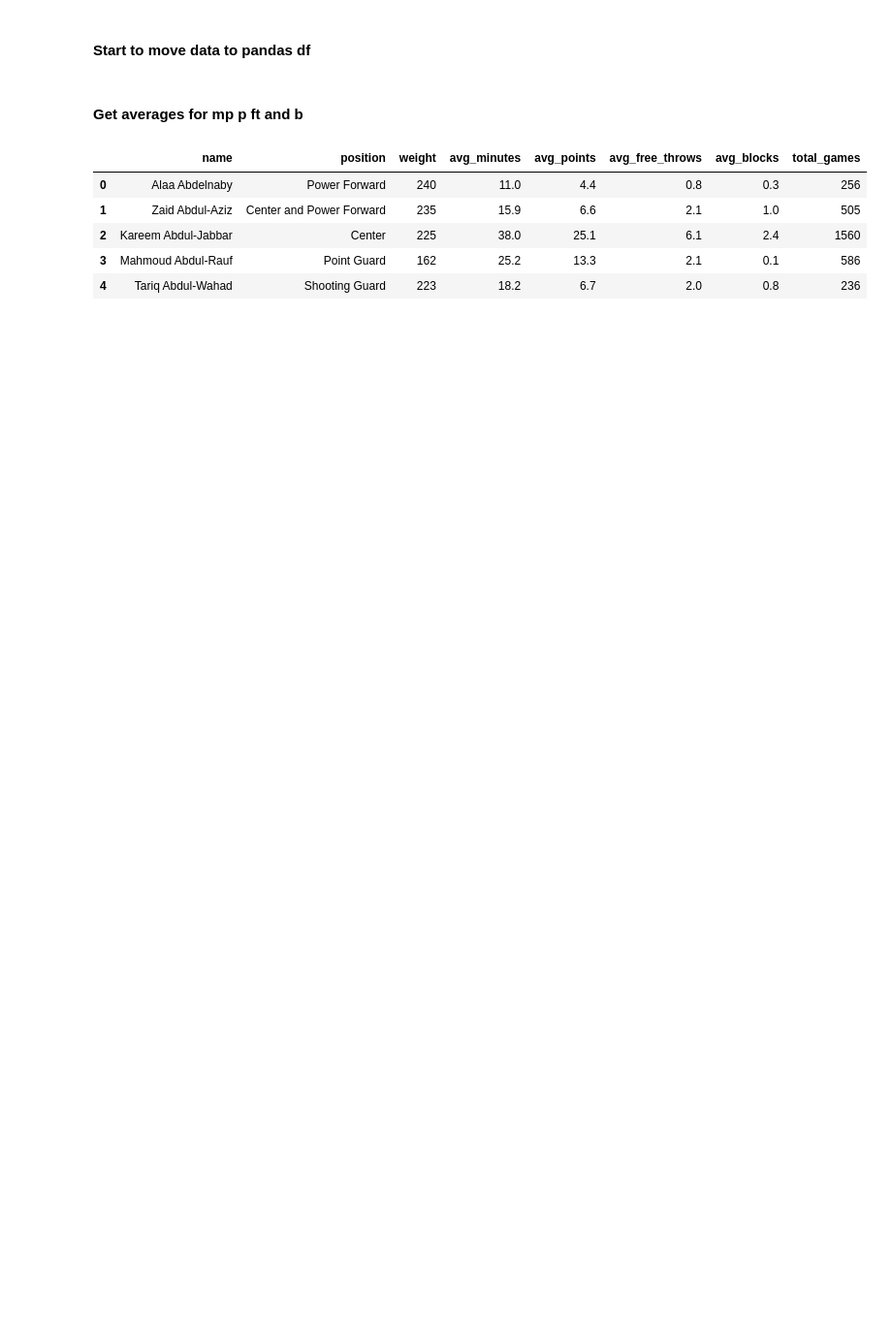
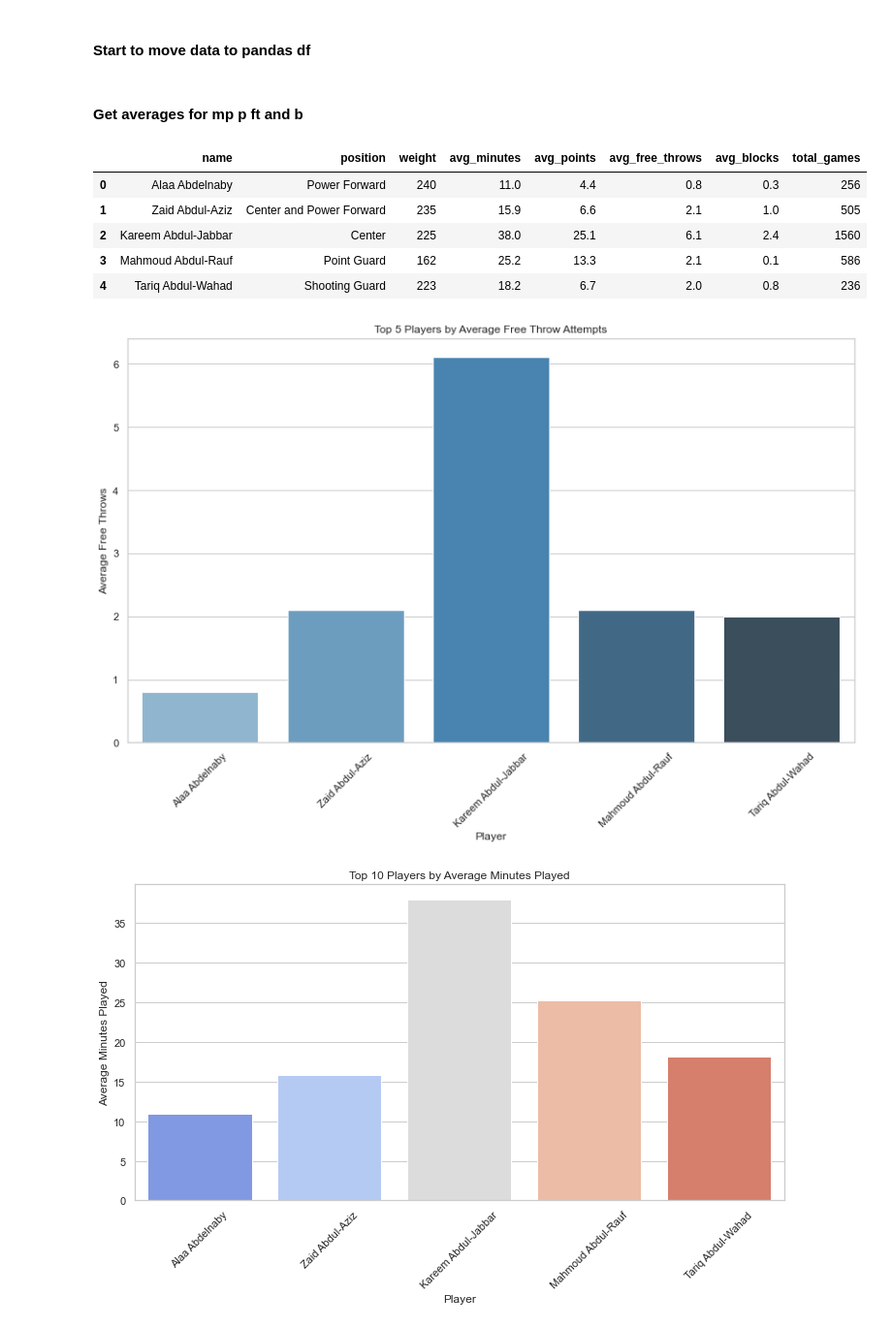
Before and after one commit to rrishi04/Project-2---Web-Scraped-Data-Analysis-and-Visualizations, a Jupyter notebook: web-scraping (3).ipynb, the cells around one changed output. Shown: that part at 97% size. Drawn from its saved outputs; the diff is of its cells as text; code cells hidden in the pictures; blank space fills up the shorter version.

```diff
--- a/web-scraping (3).ipynb
+++ b/web-scraping (3).ipynb
@@ -306,3 +294,68 @@ df.head()
 | 2 | Kareem Abdul-Jabbar | Center | 225 | 38.0 | 25.1 | 6.1 | 2.4 | 1560 |
 | 3 | Mahmoud Abdul-Rauf | Point Guard | 162 | 25.2 | 13.3 | 2.1 | 0.1 | 586 |
 | 4 | Tariq Abdul-Wahad | Shooting Guard | 223 | 18.2 | 6.7 | 2.0 | 0.8 | 236 |
+# %%
+import pandas as pd
+import seaborn as sns
+import matplotlib.pyplot as plt
+
+# Assuming 'df' is the cleaned DataFrame
+
+# Set the style for Seaborn (optional, you can customize the style)
+sns.set(style="whitegrid")
+
+# --- Question 1: Average Free Throw Attempts for the Players ---
+# Plot top 10 players based on avg_free_throws
+# Plot top 5 players based on avg_free_throws
+plt.figure(figsize=(14, 8))
+sns.barplot(x='name', y='avg_free_throws', data=df, palette="Blues_d")
+plt.title("Top 5 Players by Average Free Throw Attempts")
+plt.xlabel("Player")
+plt.ylabel("Average Free Throws")
+plt.xticks(rotation=45)
+plt.show()
+
+
+# --- Question 2: Top Players with the Highest Total Minutes Played ---
+# Plot top 10 players based on avg_minutes
+plt.figure(figsize=(12, 6))
+sns.barplot(x='name', y='avg_minutes', data=df, palette="coolwarm")
+plt.title("Top 10 Players by Average Minutes Played")
+plt.xlabel("Player")
+plt.ylabel("Average Minutes Played")
+plt.xticks(rotation=45)
+plt.show()
+
+# --- Question 3: Top Players with the Highest Points per Game ---
+# Plot top 10 players based on avg_points
+plt.figure(figsize=(12, 6))
+sns.barplot(x='name', y='avg_points', data=df, palette="viridis")
+plt.title("Top 10 Players by Average Points per Game")
+plt.xlabel("Player")
+plt.ylabel("Average Points per Game")
+plt.xticks(rotation=45)
+plt.show()
+
+# --- Question 4: Top 5 Players with the Highest Blocks ---
+# Plot top 5 players based on avg_blocks
+top_blocks = df.nlargest(5, 'avg_blocks')[['name', 'avg_blocks']]
+plt.figure(figsize=(12, 6))
+sns.barplot(x='name', y='avg_blocks', data=df, palette="Blues_d")
+plt.title("Top 5 Players with the Highest Blocks per Game")
+plt.xlabel("Player")
+plt.ylabel("Blocks per Game")
+plt.xticks(rotation=45)
+plt.show()
+
+# --- Question 5: Total Games Played by Each Player ---
+# Plot total games for all players
+plt.figure(figsize=(14, 8))
+sns.barplot(x='name', y='total_games', data=df, palette="muted")
+plt.title("Total Games Played by Each Player")
+plt.xlabel("Player")
+plt.ylabel("Total Games")
+plt.xticks(rotation=90)
+plt.show()
+# %% [output]
+[figure, added]
+[figure, added]
```
Also changed, not shown: parts of 4 cells of this notebook.
